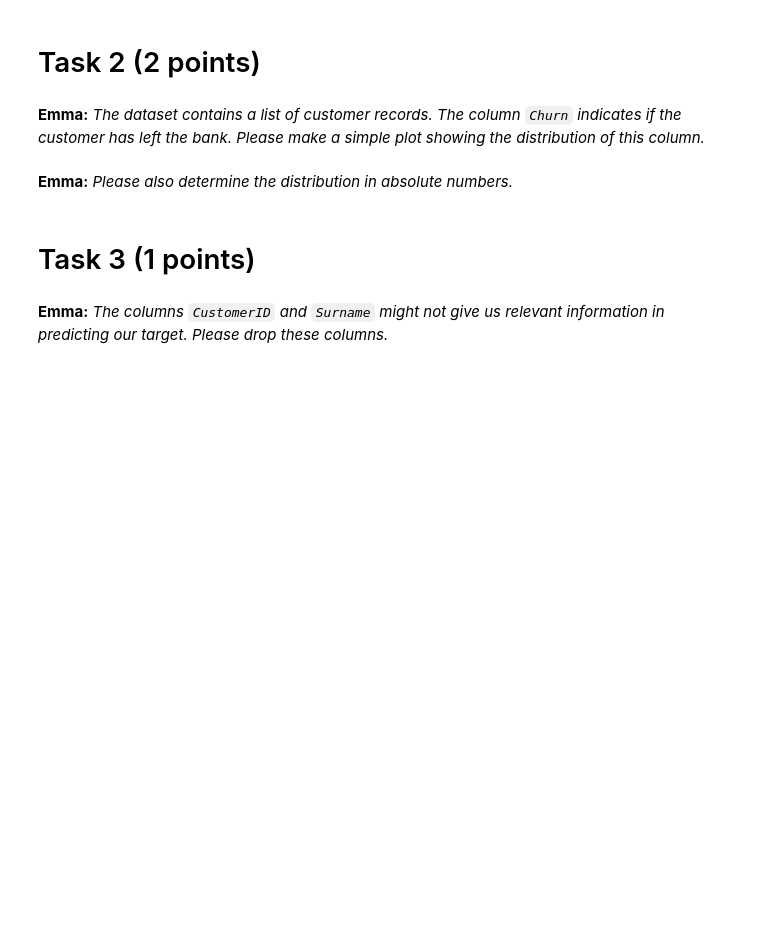
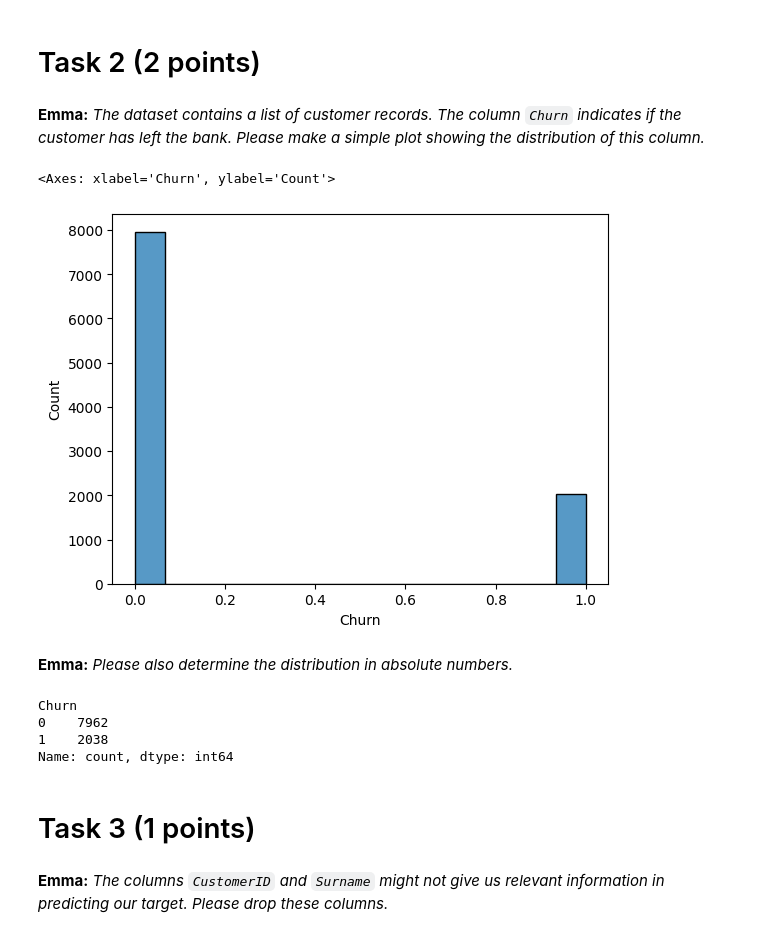
Before and after one commit to ravn12x/CBS-PROG, a Jupyter notebook: Programming/CBS-PROG/Mandatory assignement 3/DTDDB (2024) Mandatory Assignment 3.ipynb, the cells around one changed output. Drawn from its saved outputs; the diff is of its cells as text; code cells hidden in the pictures; blank space fills up the shorter version.

```diff
--- a/Programming/CBS-PROG/Mandatory assignement 3/DTDDB (2024) Mandatory Assignment 3.ipynb
+++ b/Programming/CBS-PROG/Mandatory assignement 3/DTDDB (2024) Mandatory Assignment 3.ipynb
@@ -42,16 +42,28 @@ pd.set_option('display.max_columns', None)
 Read the file named `bank-customers.csv`.
 # %%
 # Write your answer here
+df=pd.read_csv('bank-customers.csv')
 # %% [markdown]
 # Task 2 (2 points)
 # %% [markdown]
 __Emma:__ _The dataset contains a list of customer records. The column `Churn` indicates if the customer has left the bank. Please make a simple plot showing the distribution of this column._
 # %%
 # Write your answer here
+dfpr=df['Churn'].to_frame()
+sns.histplot(dfpr, x='Churn')
+# %% [output]
+<Axes: xlabel='Churn', ylabel='Count'>
+[figure, added]
 # %% [markdown]
 __Emma:__ _Please also determine the distribution in absolute numbers._
 # %%
-# Write your answer here
+# counting Churn values
+df['Churn'].value_counts()
+# %% [output]
+Churn
+0    7962
+1    2038
+Name: count, dtype: int64
 # %% [markdown]
 # Task 3 (1 points)
 # %% [markdown]
```
Also changed, not shown: parts of 23 cells of this notebook.
